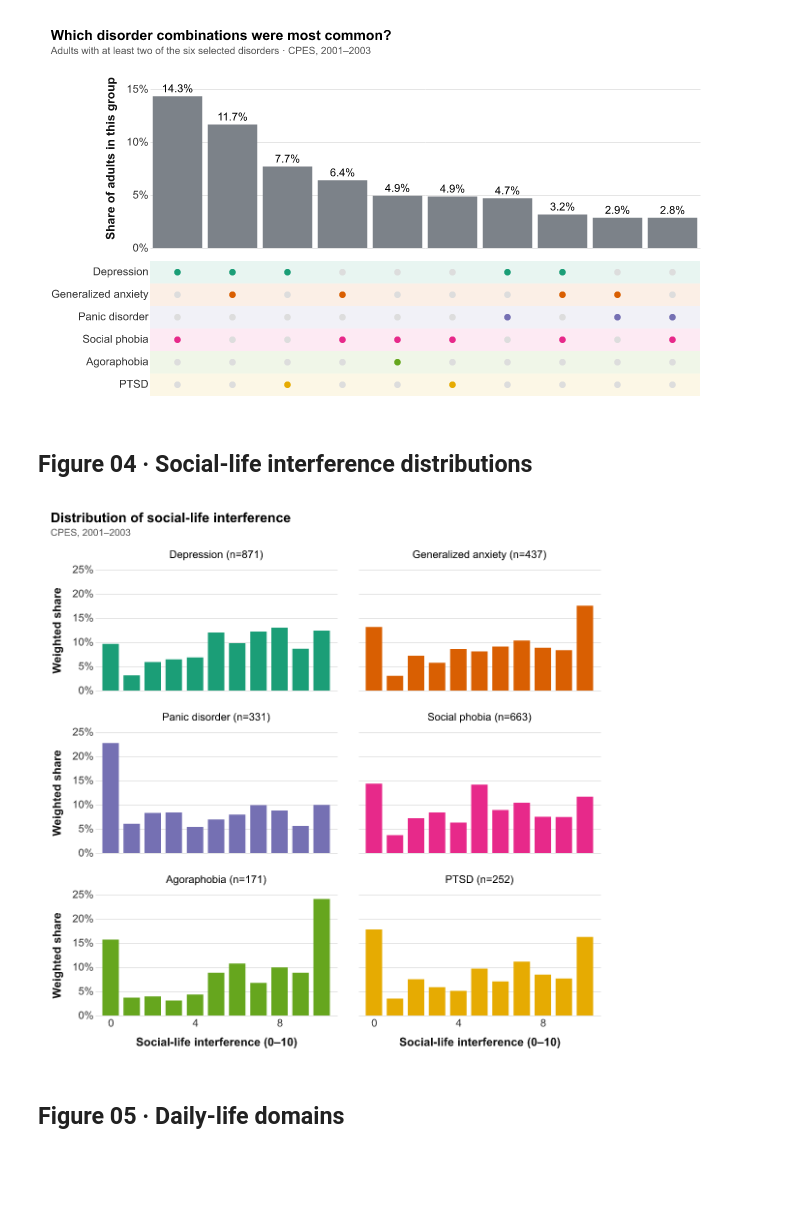
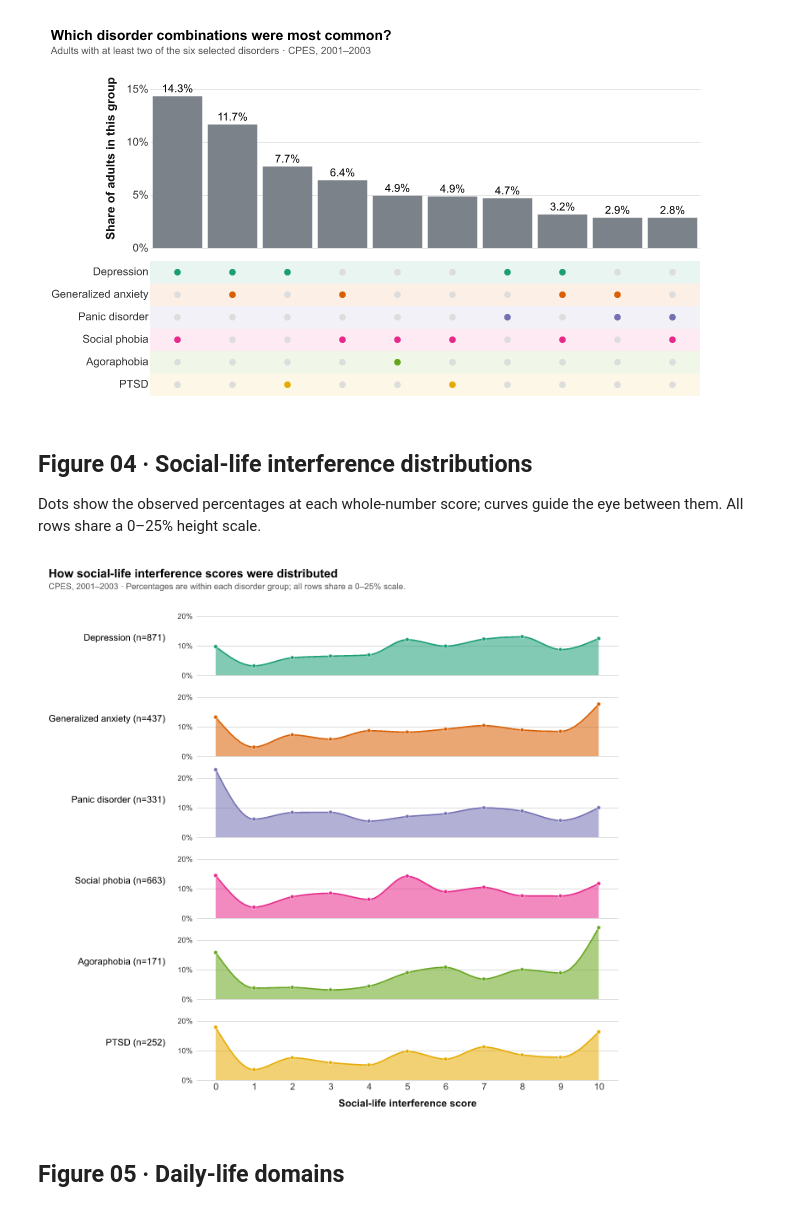
Before and after one commit to judycchen/capp30239-data-visualization_judy-chen, a Jupyter notebook: static-viz-project/milestone2_draft/static-draft.ipynb, the cells around one changed output. Saved outputs shown, nothing was run; the diff lists cells and outputs as text; code cells hidden in the pictures; blank space fills up the shorter version.

Commit message:
Use curved interference profiles with observed-score dots

```diff
--- a/static-viz-project/milestone2_draft/static-draft.ipynb
+++ b/static-viz-project/milestone2_draft/static-draft.ipynb
@@ -362,43 +362,58 @@ save_chart(
 [figure]
 # %% [markdown]
 ## Figure 04 · Social-life interference distributions
+
+Dots show the observed percentages at each whole-number score; curves guide the eye between them. All rows share a 0–25% height scale.
 # %%
 score_distributions, score_counts = [], []
 for spec in DISORDERS.values():
     valid = cpes[spec["diagnosis"]].eq(1) & cpes[spec["social"]].between(0, 10)
     counts = cpes.loc[valid].groupby(spec["social"])["NCNLWTLG"].sum().reindex(range(11), fill_value=0)
     score_distributions.append(counts / counts.sum()*100)
     score_counts.append(int(valid.sum()))
-max_height = np.ceil(max(row.max() for row in score_distributions)/5)*5
 
 
 panel_order = [f"{label} (n={n:,})" for label, n in zip(DISORDER_LABELS, score_counts)]
 distribution_df = pd.DataFrame([
     {"panel": panel, "disorder": disorder, "score": score,
      "share": float(distribution.loc[score]) / 100}
     for disorder, panel, distribution in zip(DISORDER_LABELS, panel_order, score_distributions) for score in range(11)
 ])
 
 
 def interference_distributions(df):
-    bars = alt.Chart(df).mark_bar(size=17).encode(
+    base = alt.Chart(df).encode(
+        x=alt.X("score:Q", title="Social-life interference score",
+                scale=alt.Scale(domain=[-.5, 10.5], nice=False),
+                axis=alt.Axis(values=list(range(11)), tickCount=11, grid=False,
+                              labelAngle=0, labelOverlap=False)),
+        y=alt.Y("share:Q", title=None, stack=None,
+                scale=alt.Scale(domain=[0, .25], nice=False),
+                axis=alt.Axis(values=[0, .1, .2], format=".0%", tickCount=3,
+                              labelFontSize=9, labelPadding=5, labelOverlap=False,
+                              grid=True, gridColor="#DDDDDD", gridOpacity=1)),
         color=alt.Color("disorder:N", scale=DISORDER_SCALE, legend=None),
-        x=alt.X("score:Q", title="Social-life interference (0–10)", scale=alt.Scale(domain=[-.5, 10.5]),
-                axis=alt.Axis(values=[0, 2, 4, 6, 8, 10], grid=False)),
-        y=alt.Y("share:Q", title="Weighted share", scale=alt.Scale(domain=[0, max_height / 100]),
-                axis=alt.Axis(format="%", tickCount=5)),
-    ).properties(width=250, height=125)
-    return bars.facet(
-        facet=alt.Facet("panel:N", sort=panel_order, title=None), columns=2, spacing=22,
+    )
+    # Monotone curves connect the observations; dots retain the actual score values.
+    fill = base.mark_area(interpolate="monotone", opacity=.55)
+    outline = base.mark_line(interpolate="monotone", strokeWidth=1.6)
+    points = base.mark_point(filled=True, size=22, opacity=1,
+                             stroke="white", strokeWidth=.6)
+    profiles = (fill + outline + points).properties(width=500, height=88)
+    return profiles.facet(
+        row=alt.Row("panel:N", sort=panel_order, title=None,
+                    header=alt.Header(labelAngle=0, labelAlign="left", labelPadding=14,
+                                      labelFontSize=11)),
+        spacing=8,
     ).resolve_scale(x="shared", y="shared")
 
 
 save_chart(
-    interference_distributions(distribution_df), "04_social_interference_distributions.png", "Distribution of social-life interference",
-    [CPES_SOURCE],
+    interference_distributions(distribution_df), "04_social_interference_distributions.png", "How social-life interference scores were distributed",
+    [CPES_SOURCE + " · Percentages are within each disorder group; all rows share a 0–25% scale."],
 )
 # %% [output]
-[figure, old version]
+[figure, new version]
 # %% [markdown]
 ## Figure 05 · Daily-life domains
 # %%
```
Also changed, not shown: 3 other files.
